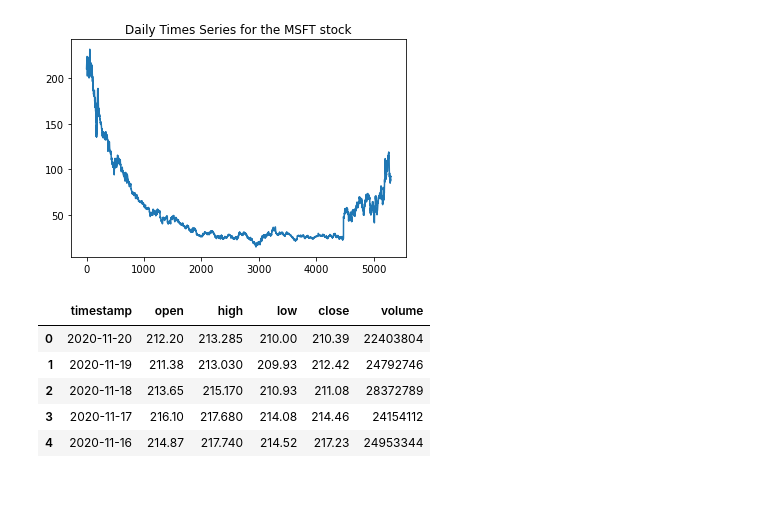
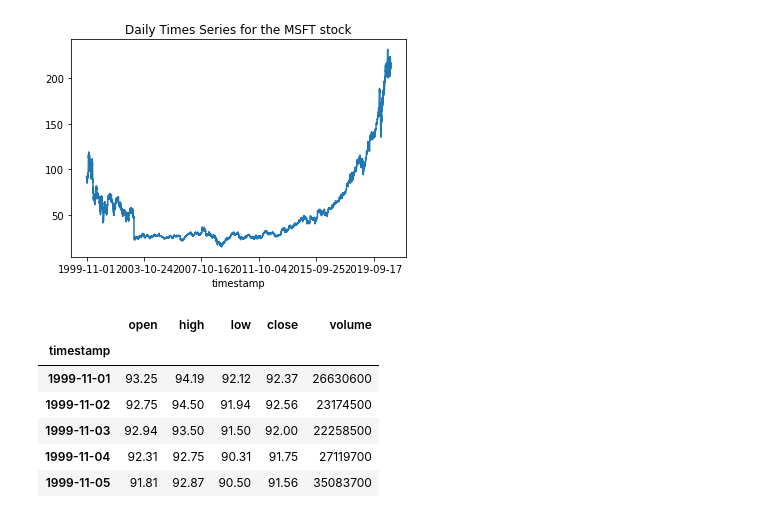
Before and after one commit to katsanjib046/Project-ML-Fall-2020, a Jupyter notebook: Using AlphaVantage.ipynb, the cells around one changed output. Saved outputs shown, nothing was run; the diff lists cells and outputs as text; code cells hidden in the pictures; blank space fills up the shorter version.

```diff
--- a/Using AlphaVantage.ipynb
+++ b/Using AlphaVantage.ipynb
@@ -47,16 +41,20 @@ df
+# %%
+df = (df.set_index('timestamp')
+        .iloc[::-1]
+     )
 # %%
-df.set_index('timestamp')
 df['close'].plot()
 plt.title('Daily Times Series for the MSFT stock')
 plt.show()
 # %% [output]
-[figure, old version]
+[figure, new version]
 # %%
 df.head()
 # %% [output]
-|  | timestamp | open | high | low | close | volume |
-| 0 | 2020-11-20 | 212.20 | 213.285 | 210.00 | 210.39 | 22403804 |
-| 1 | 2020-11-19 | 211.38 | 213.030 | 209.93 | 212.42 | 24792746 |
-| 2 | 2020-11-18 | 213.65 | 215.170 | 210.93 | 211.08 | 28372789 |
-| 3 | 2020-11-17 | 216.10 | 217.680 | 214.08 | 214.46 | 24154112 |
-| 4 | 2020-11-16 | 214.87 | 217.740 | 214.52 | 217.23 | 24953344 |
+|  | open | high | low | close | volume |
+| timestamp |  |  |  |  |  |
+| 1999-11-01 | 93.25 | 94.19 | 92.12 | 92.37 | 26630600 |
+| 1999-11-02 | 92.75 | 94.50 | 91.94 | 92.56 | 23174500 |
+| 1999-11-03 | 92.94 | 93.50 | 91.50 | 92.00 | 22258500 |
+| 1999-11-04 | 92.31 | 92.75 | 90.31 | 91.75 | 27119700 |
+| 1999-11-05 | 91.81 | 92.87 | 90.50 | 91.56 | 35083700 |
```
Also changed, not shown: parts of 3 cells of this notebook.
